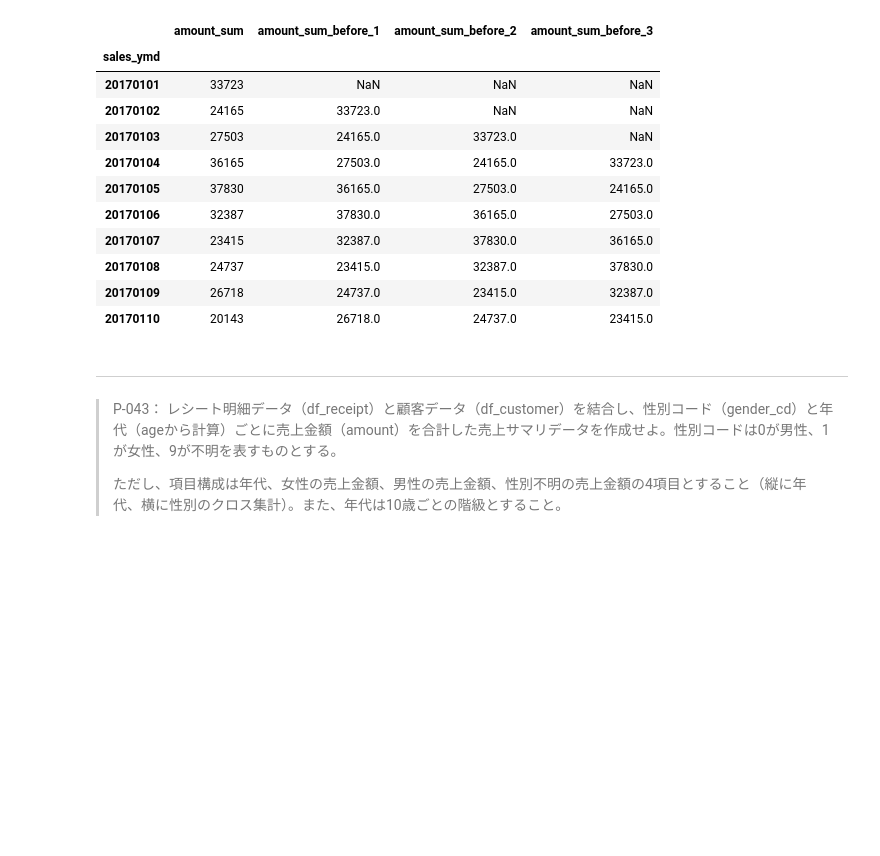
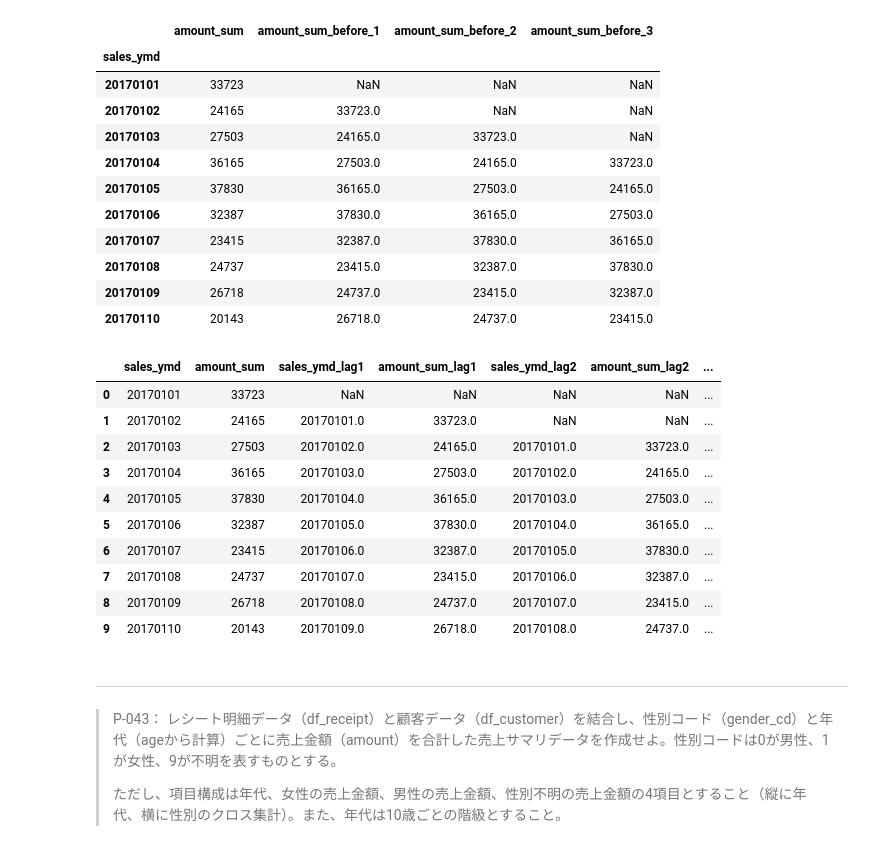
Before and after one commit to libra20/100knocks2, a Jupyter notebook: docker/work/preprocess_knock_Python.ipynb, the cells around one changed output. Saved outputs shown, nothing was run; the diff lists cells and outputs as text; code cells hidden in the pictures; blank space fills up the shorter version.

```diff
--- a/docker/work/preprocess_knock_Python.ipynb
+++ b/docker/work/preprocess_knock_Python.ipynb
@@ -846,6 +846,22 @@ dfa.head(10)
 | 20170108 | 24737 | 23415.0 | 32387.0 | 37830.0 |
 | 20170109 | 26718 | 24737.0 | 23415.0 | 32387.0 |
 | 20170110 | 20143 | 26718.0 | 24737.0 | 23415.0 |
+# %%
+dfa = df_receipt.groupby('sales_ymd').agg(amount_sum=('amount', 'sum')).reset_index()
+dfa = pd.concat([dfa, dfa.shift(1).add_suffix('_lag1'), dfa.shift(2).add_suffix('_lag2'), dfa.shift(3).add_suffix('_lag3')], axis=1)
+dfa.head(10)
+# %% [output]
+|  | sales_ymd | amount_sum | sales_ymd_lag1 | amount_sum_lag1 | sales_ymd_lag2 | amount_sum_lag2 | ... |
+| 0 | 20170101 | 33723 | NaN | NaN | NaN | NaN | ... |
+| 1 | 20170102 | 24165 | 20170101.0 | 33723.0 | NaN | NaN | ... |
+| 2 | 20170103 | 27503 | 20170102.0 | 24165.0 | 20170101.0 | 33723.0 | ... |
+| 3 | 20170104 | 36165 | 20170103.0 | 27503.0 | 20170102.0 | 24165.0 | ... |
+| 4 | 20170105 | 37830 | 20170104.0 | 36165.0 | 20170103.0 | 27503.0 | ... |
+| 5 | 20170106 | 32387 | 20170105.0 | 37830.0 | 20170104.0 | 36165.0 | ... |
+| 6 | 20170107 | 23415 | 20170106.0 | 32387.0 | 20170105.0 | 37830.0 | ... |
+| 7 | 20170108 | 24737 | 20170107.0 | 23415.0 | 20170106.0 | 32387.0 | ... |
+| 8 | 20170109 | 26718 | 20170108.0 | 24737.0 | 20170107.0 | 23415.0 | ... |
+| 9 | 20170110 | 20143 | 20170109.0 | 26718.0 | 20170108.0 | 24737.0 | ... |
 # %% [markdown]
 ---
 > P-043： レシート明細データ（df_receipt）と顧客データ（df_customer）を結合し、性別コード（gender_cd）と年代（ageから計算）ごとに売上金額（amount）を合計した売上サマリデータを作成せよ。性別コードは0が男性、1が女性、9が不明を表すものとする。
```
Also changed, not shown: parts of 1 cell of this notebook.
